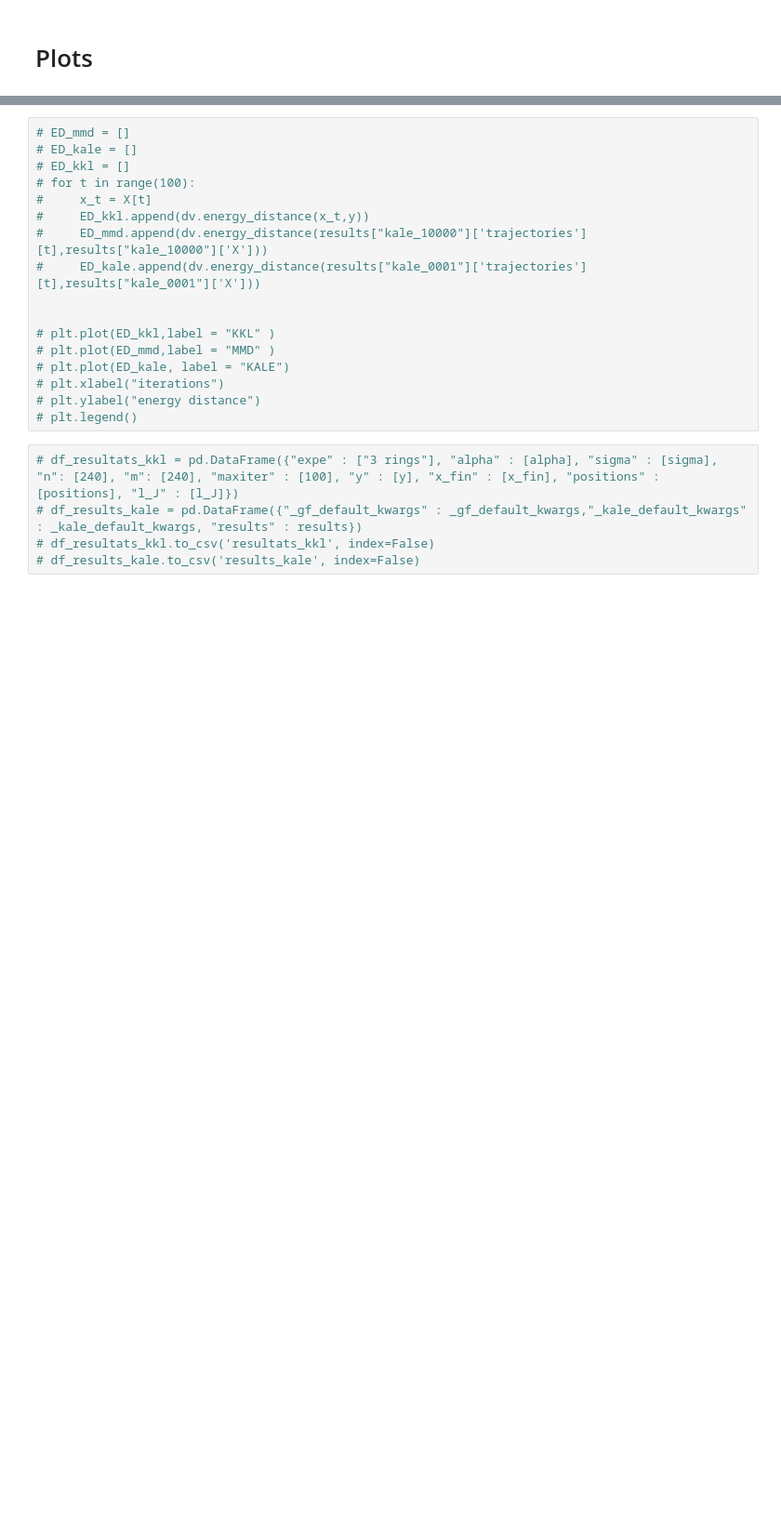
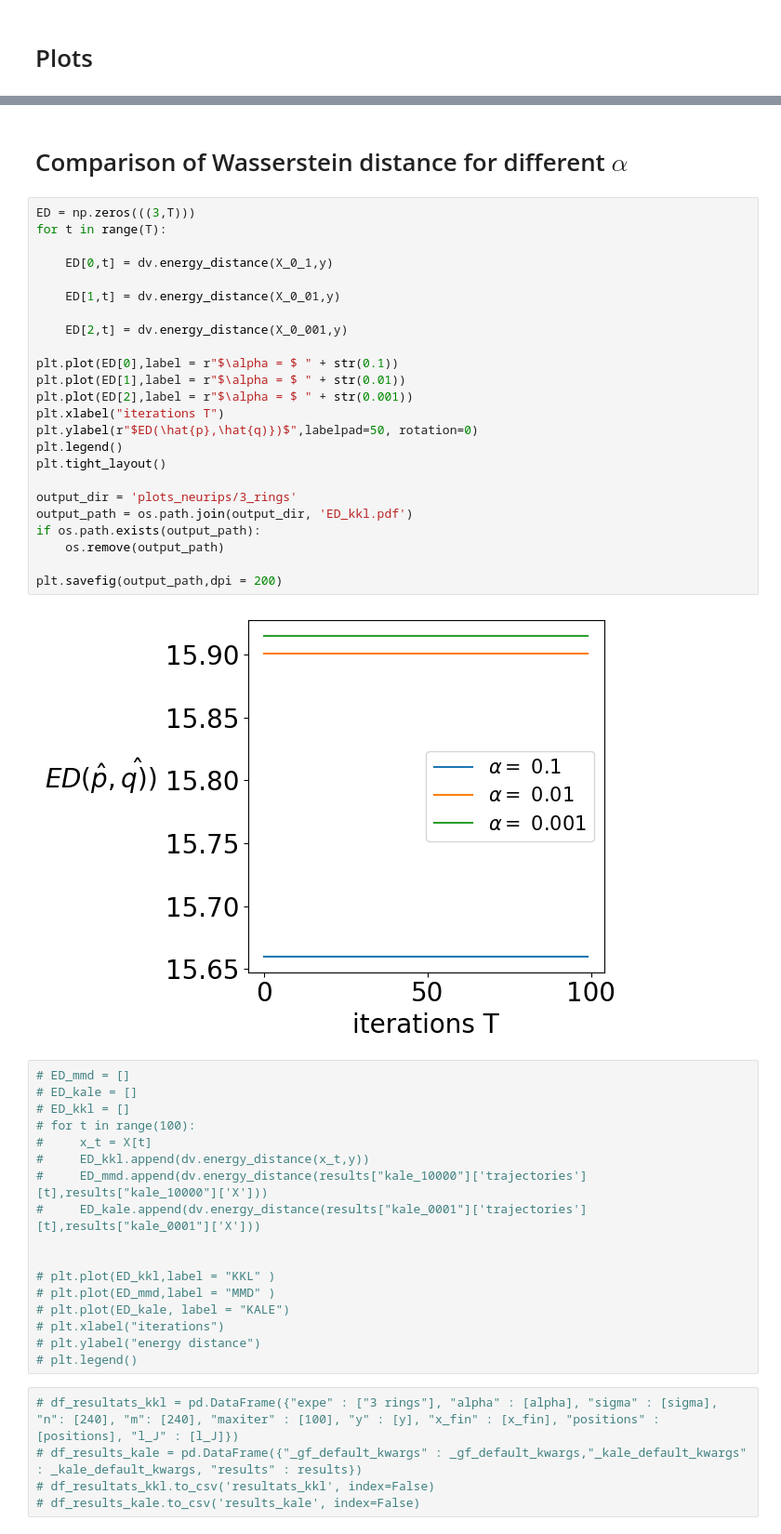
Before and after one commit to cclementine25/KKL-divergence-gradient-flows, a Jupyter notebook: Regularized/3_rings.ipynb, the cells around one changed output, grey strips where cells are left out. Shown at 93% size. Saved outputs shown, nothing was run; the diff lists cells and outputs as text; blank space fills up the shorter version.

```diff
--- a/Regularized/3_rings.ipynb
+++ b/Regularized/3_rings.ipynb
@@ -314,3 +350,31 @@ plt.savefig(output_path,dpi = 300)
+# %% [markdown]
+# Comparison of Wasserstein distance for different $\alpha$
+# %%
+ED = np.zeros(((3,T)))
+for t in range(T):
+
+    ED[0,t] = dv.energy_distance(X_0_1,y)
+
+    ED[1,t] = dv.energy_distance(X_0_01,y)
+
+    ED[2,t] = dv.energy_distance(X_0_001,y)
+
+plt.plot(ED[0],label = r"$\alpha = $ " + str(0.1))
+plt.plot(ED[1],label = r"$\alpha = $ " + str(0.01))
+plt.plot(ED[2],label = r"$\alpha = $ " + str(0.001))
+plt.xlabel("iterations T")
+plt.ylabel(r"$ED(\hat{p},\hat{q)})$",labelpad=50, rotation=0)
+plt.legend()
+plt.tight_layout()
+
+output_dir = 'plots_neurips/3_rings'
+output_path = os.path.join(output_dir, 'ED_kkl.pdf')
+if os.path.exists(output_path):
+    os.remove(output_path)
+
+plt.savefig(output_path,dpi = 200)
+# %% [output]
+[figure, added]
 # %%
 # ED_mmd = []
 # ED_kale = []
```
Also changed, not shown: parts of 10 cells of this notebook, 3 other files.
